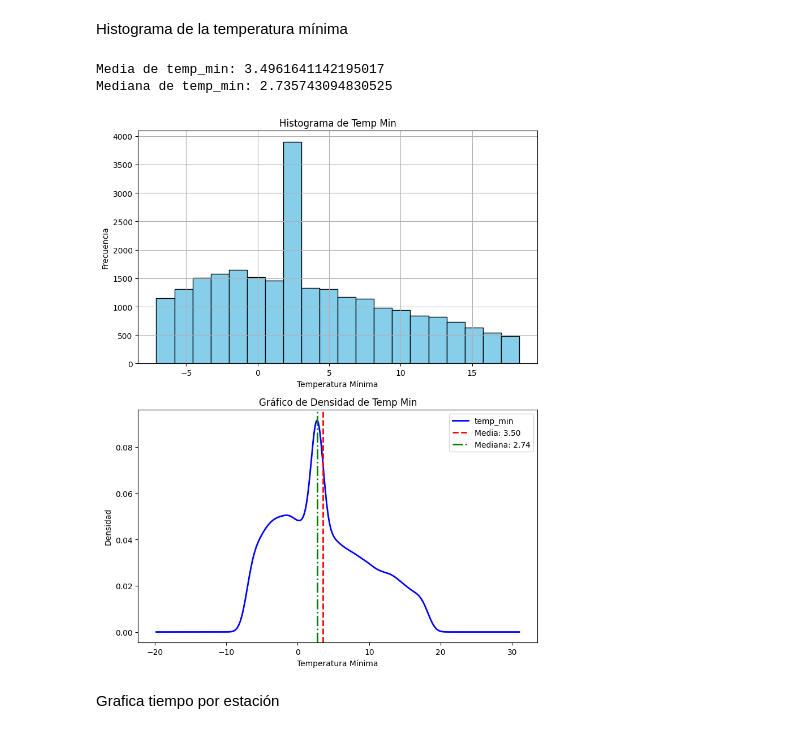
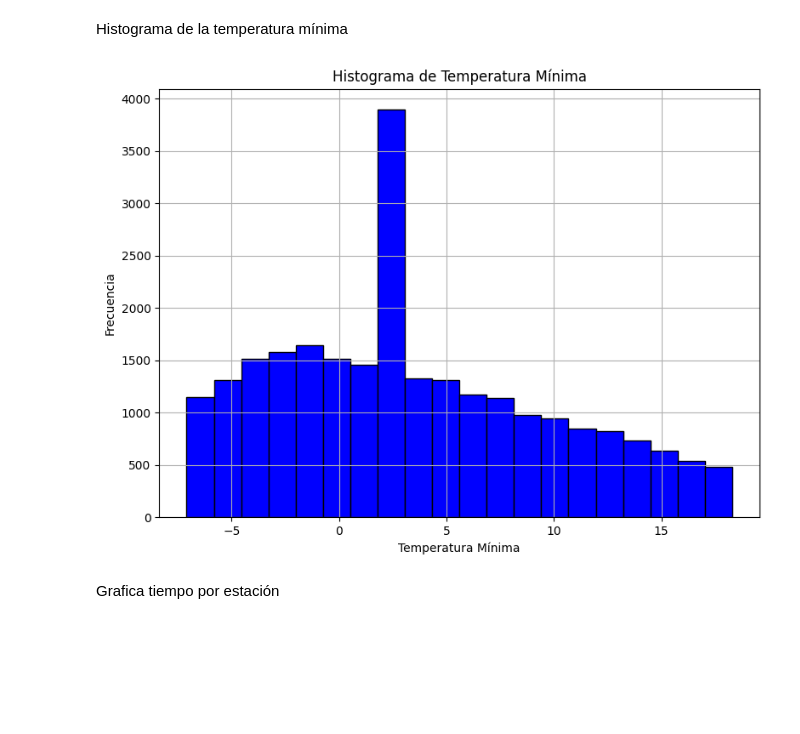
Before and after one commit to Dekiuv/PrediccionMeteo, a Jupyter notebook: Analisis.ipynb, the cells around one changed output. Drawn from its saved outputs; the diff is of its cells as text; code cells hidden in the pictures; blank space fills up the shorter version.

```diff
--- a/Analisis.ipynb
+++ b/Analisis.ipynb
@@ -480,45 +443,19 @@ plt.show()
 # %% [markdown]
 Histograma de la temperatura mínima
-# %%
-# Crear la figura y los subplots en una columna (2 filas, 1 columna)
-fig, axs = plt.subplots(2, 1, figsize=(8, 10))
-
-# Subplot 1: Histograma de temp_min
-df_observations['temp_min'].hist(bins=20, color='skyblue', edgecolor='black', ax=axs[0])
-axs[0].set_title("Histograma de Temp Min")
-axs[0].set_xlabel("Temperatura Mínima")
-axs[0].set_ylabel("Frecuencia")
-
-# Calcular la media y la mediana de temp_min
-media_temp_min = df_observations['temp_min'].mean()
-mediana_temp_min = df_observations['temp_min'].median()
-
-# Imprimir la media y la mediana
-print("Media de temp_min:", media_temp_min)
-print("Mediana de temp_min:", mediana_temp_min)
-
-# Subplot 2: Gráfico de densidad de temp_min con la media y la mediana
-df_observations['temp_min'].plot(kind='kde', color='blue', linewidth=2, ax=axs[1])
-
-# Añadir líneas verticales para la media y la mediana en el gráfico de densidad
-axs[1].axvline(media_temp_min, color='red', linestyle='--', linewidth=2, label=f'Media: {media_temp_min:.2f}')
-axs[1].axvline(mediana_temp_min, color='green', linestyle='-.', linewidth=2, label=f'Mediana: {mediana_temp_min:.2f}')
-
-# Configurar el título y etiquetas del segundo subplot
-axs[1].set_title("Gráfico de Densidad de Temp Min")
-axs[1].set_xlabel("Temperatura Mínima")
-axs[1].set_ylabel("Densidad")
-axs[1].legend()
-
-# Ajustar el espaciado entre subplots
-plt.tight_layout()
-
-# Mostrar el gráfico
-plt.show()
-# %% [output]
-Media de temp_min: 3.4961641142195017
-Mediana de temp_min: 2.735743094830525
-[figure, removed]
+# %%
+# Creamos la figura
+fig, axs = plt.subplots(1, 1, figsize=(8, 6))
+
+# Creamos el Histograma
+df_observations['temp_min'].hist(bins=20, color='blue', edgecolor='black', ax=axs)
+axs.set_title("Histograma de Temperatura Mínima")
+axs.set_xlabel("Temperatura Mínima")
+axs.set_ylabel("Frecuencia")
+
+# Ajustamos el espaciado
+plt.tight_layout()
+# %% [output]
+[figure, added]
 # %% [markdown]
 Grafica tiempo por estación
 # %%
```
Also changed, not shown: parts of 4 cells of this notebook.
